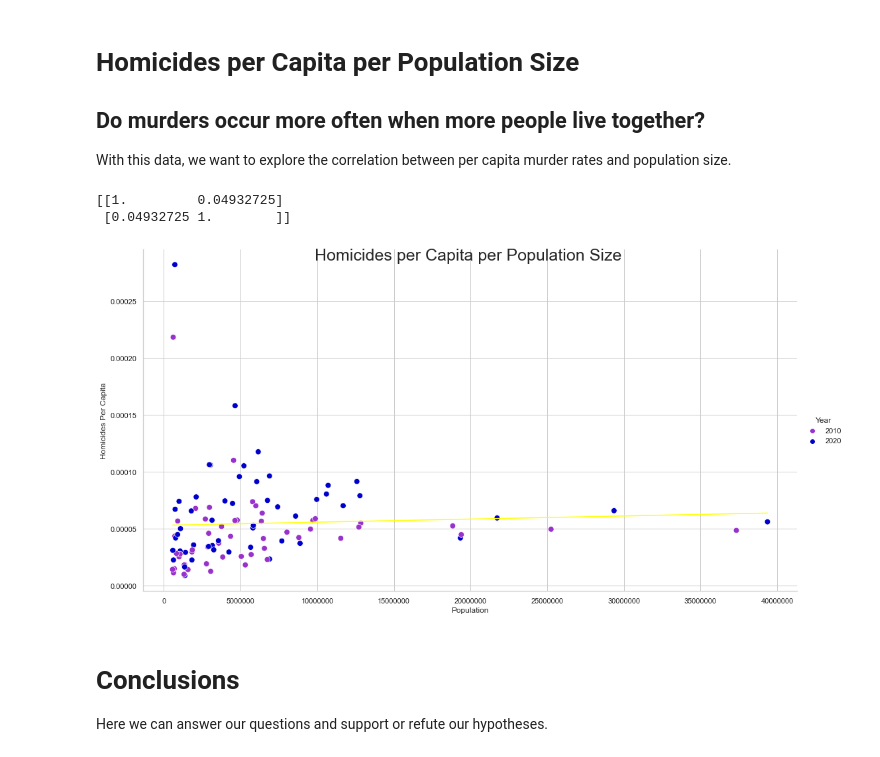
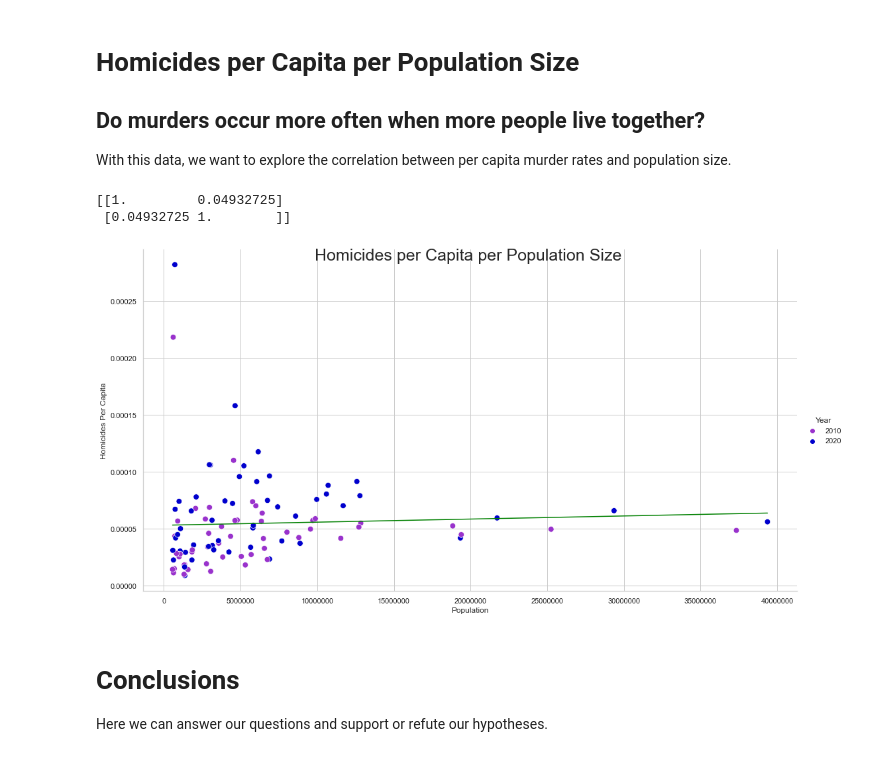
Before and after one commit to N-J-Miller/Project_1, a Jupyter notebook: Project_01_Hafsa_and_Nicole.ipynb, the cells around one changed output. Saved outputs shown, nothing was run; the diff lists cells and outputs as text; code cells hidden in the pictures.

```diff
--- a/Project_01_Hafsa_and_Nicole.ipynb
+++ b/Project_01_Hafsa_and_Nicole.ipynb
@@ -63,7 +63,7 @@ print(json_data)
 
 #### We will get that by making an empty set for each key value and appending it with a try/except call from the api.
 # %%
-# First, we will create a dictionary for 2010 and print a log of processed entities:
+# First, we will create a dictionary for 2010 and add data to our dictionary:
 
 murder_by_state_2010= {'State': [],
                        'Year': [],
@@ -71,7 +71,7 @@ murder_by_state_2010= {'State': [],
                        'Number of Homicides': []}
 
 for state_abbr in states:
-    base_url = "https://api.usa.gov/crime/fbi/sapi/api/estimates/states/"   #how to add the state abbr in here?
+    base_url = "https://api.usa.gov/crime/fbi/sapi/api/estimates/states/"   =
 
     try:
 
@@ -85,8 +85,7 @@ for state_abbr in states:
         murder_by_state_2010['Population'].append(data['results'][0]['population'])
         murder_by_state_2010['Number of Homicides'].append(data['results'][0]['homicide'])
 
-        print("processing " + state_abbr)
 
     except:
-        print(state_abbr+ " not found")
+
         pass
@@ -342,37 +304,37 @@ With this data, we want to explore the correlation between per capita murder rat
 ## We wondered at the correlation between population and murder rates. Of course there will be more murders where
 # there are more people, so to have a more meaningful analysis, we should account for population by using the per
 # capita value for homicides while comparing rates to population size.
 # To visualize this, we will create a scatter plot applying states' values of per capita homicide against their
 # population size. Then we can use np stats to analyze the correlation coefficient and plot a line-of-best-fit to not
 # only quantitate the correlation coefficient, but to make it easy to see and understand in a graphical representation.
 
-sns.set_theme(style="whitegrid") #<--- This has kept changing throughout this dang notebook! I know it is supposed to be
-# a global value, but it keeps resetting itself to random themes! Grrr! So, you will see me call this in every plot cell.
+sns.set_theme(style="whitegrid")
+
 hue_colors= {2010:'darkorchid',
              2020: 'mediumblue'}
 x=state_homicide_combined['Population']
 y= state_homicide_combined['Homicides Per Capita']  # <-- here I am defining values to calculate corrcoef from
 
 p = sns.relplot(x='Population',
                  y= 'Homicides Per Capita',
                  data =state_homicide_combined,
                  kind = 'scatter',
                  hue = 'Year',
                  palette = hue_colors,
                  height=8,
                  aspect=15/8,
                  s=75)
 plt.ticklabel_format(style='plain')
-plt.plot(np.unique(x), np.poly1d(np.polyfit(x, y, 1))(np.unique(x)), color='yellow') # <-- Here is code for my trendline
+plt.plot(np.unique(x), np.poly1d(np.polyfit(x, y, 1))(np.unique(x)), color='green') # <-- Here is code for my trendline
 p.fig.suptitle('Homicides per Capita per Population Size',  fontsize= 25)
 print(np.corrcoef(x, y))    # <-- here is a small bit of code that will print the correlation coefficent of the data I've
 # already plotted.
 plt.savefig('Homicides per Capita per Population Size.png')
 plt.show()
 # %% [output]
 [[1.         0.04932725]
  [0.04932725 1.        ]]
-[figure, old version]
+[figure, new version]
 # %% [markdown]
 # Conclusions
 
```
Also changed, not shown: parts of 3 cells of this notebook, 3 other files.
